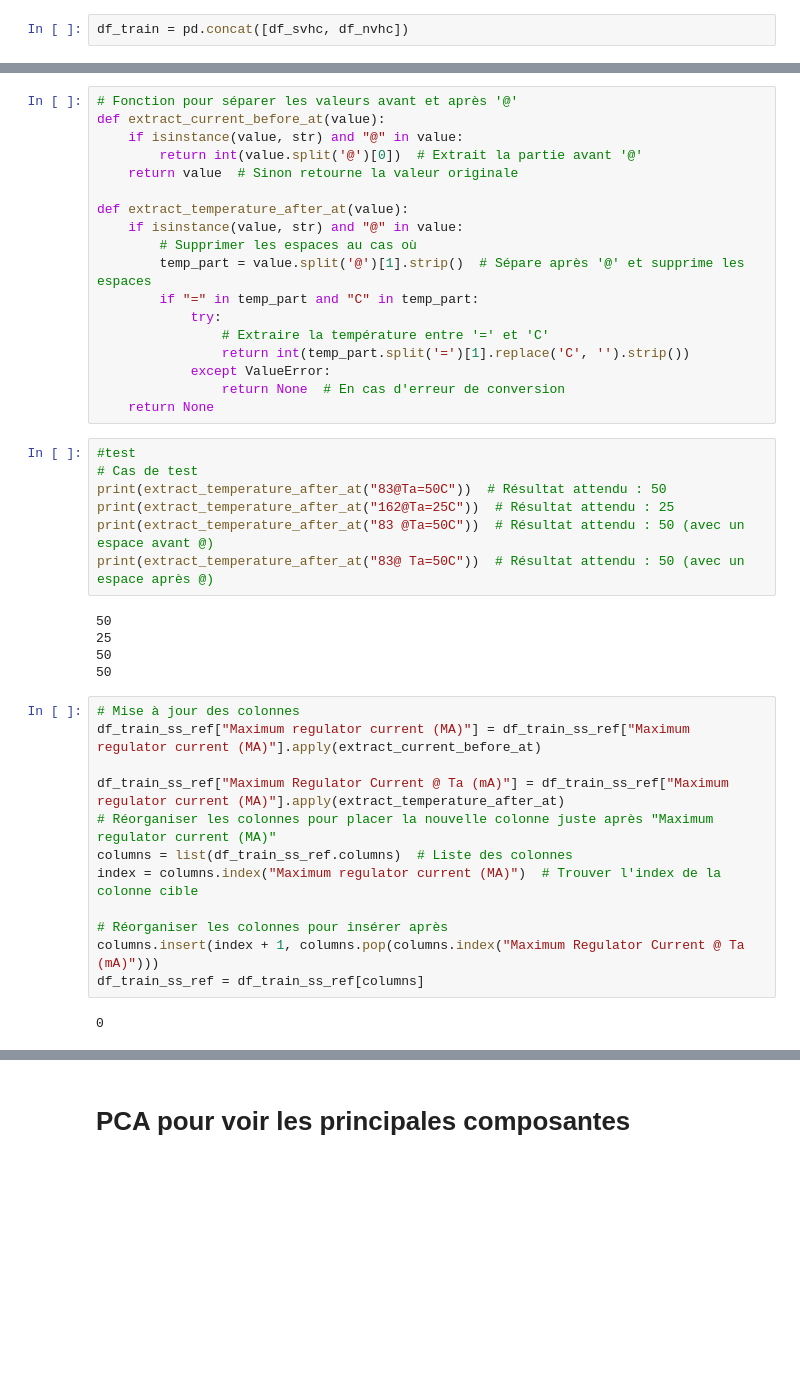
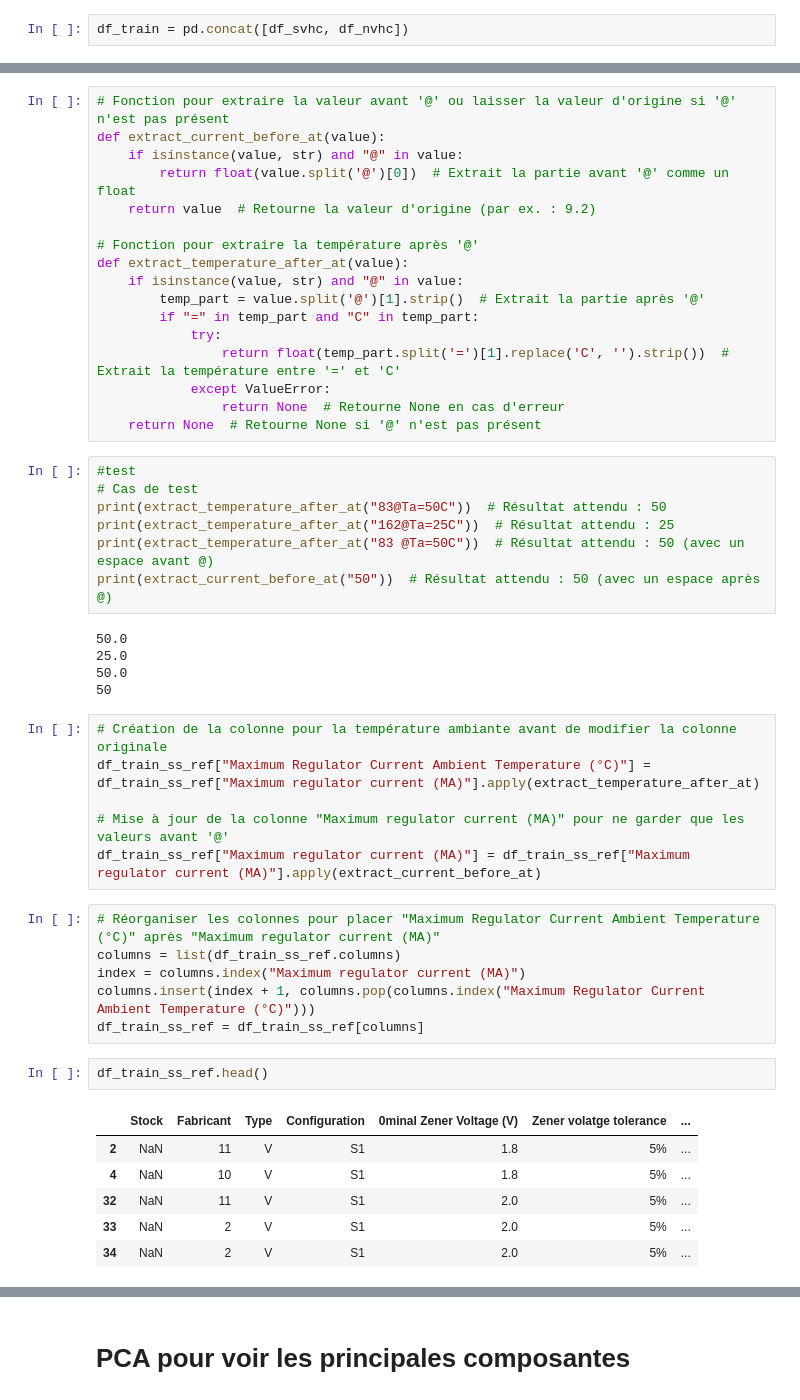
Before and after one commit to coupsim/PSYN_SC_AL, a Jupyter notebook: PSYN.ipynb, the cells around one changed output, grey strips where cells are left out. Cells and saved outputs as stored; diff of their text form; blank space fills up the shorter version.

```diff
--- a/PSYN.ipynb
+++ b/PSYN.ipynb
@@ -183,44 +182,50 @@ df_train_ss_ref
 # %%
-# Fonction pour séparer les valeurs avant et après '@'
+# Fonction pour extraire la valeur avant '@' ou laisser la valeur d'origine si '@' n'est pas présent
 def extract_current_before_at(value):
     if isinstance(value, str) and "@" in value:
-        return int(value.split('@')[0])  # Extrait la partie avant '@'
-    return value  # Sinon retourne la valeur originale
+        return float(value.split('@')[0])  # Extrait la partie avant '@' comme un float
+    return value  # Retourne la valeur d'origine (par ex. : 9.2)
 
+# Fonction pour extraire la température après '@'
 def extract_temperature_after_at(value):
     if isinstance(value, str) and "@" in value:
-        # Supprimer les espaces au cas où
-        temp_part = value.split('@')[1].strip()  # Sépare après '@' et supprime les espaces
+        temp_part = value.split('@')[1].strip()  # Extrait la partie après '@'
         if "=" in temp_part and "C" in temp_part:
             try:
-                # Extraire la température entre '=' et 'C'
-                return int(temp_part.split('=')[1].replace('C', '').strip())
+                return float(temp_part.split('=')[1].replace('C', '').strip())  # Extrait la température entre '=' et 'C'
             except ValueError:
-                return None  # En cas d'erreur de conversion
-    return None
+                return None  # Retourne None en cas d'erreur
+    return None  # Retourne None si '@' n'est pas présent
 # %%
 #test
 # Cas de test
 print(extract_temperature_after_at("83@Ta=50C"))  # Résultat attendu : 50
 print(extract_temperature_after_at("162@Ta=25C"))  # Résultat attendu : 25
 print(extract_temperature_after_at("83 @Ta=50C"))  # Résultat attendu : 50 (avec un espace avant @)
-print(extract_temperature_after_at("83@ Ta=50C"))  # Résultat attendu : 50 (avec un espace après @)
+print(extract_current_before_at("50"))  # Résultat attendu : 50 (avec un espace après @)
 # %% [output]
+50.0
+25.0
+50.0
 50
-25
-50
-50
+# %%
+# Création de la colonne pour la température ambiante avant de modifier la colonne originale
+df_train_ss_ref["Maximum Regulator Current Ambient Temperature (°C)"] = df_train_ss_ref["Maximum regulator current (MA)"].apply(extract_temperature_after_at)
+
+# Mise à jour de la colonne "Maximum regulator current (MA)" pour ne garder que les valeurs avant '@'
+df_train_ss_ref["Maximum regulator current (MA)"] = df_train_ss_ref["Maximum regulator current (MA)"].apply(extract_current_before_at)
 # %%
-# Mise à jour des colonnes
-df_train_ss_ref["Maximum regulator current (MA)"] = df_train_ss_ref["Maximum regulator current (MA)"].apply(extract_current_before_at)
-
-df_train_ss_ref["Maximum Regulator Current @ Ta (mA)"] = df_train_ss_ref["Maximum regulator current (MA)"].apply(extract_temperature_after_at)
-# Réorganiser les colonnes pour placer la nouvelle colonne juste après "Maximum regulator current (MA)"
-columns = list(df_train_ss_ref.columns)  # Liste des colonnes
-index = columns.index("Maximum regulator current (MA)")  # Trouver l'index de la colonne cible
-
-# Réorganiser les colonnes pour insérer après
-columns.insert(index + 1, columns.pop(columns.index("Maximum Regulator Current @ Ta (mA)")))
+# Réorganiser les colonnes pour placer "Maximum Regulator Current Ambient Temperature (°C)" après "Maximum regulator current (MA)"
+columns = list(df_train_ss_ref.columns)
+index = columns.index("Maximum regulator current (MA)")
+columns.insert(index + 1, columns.pop(columns.index("Maximum Regulator Current Ambient Temperature (°C)")))
 df_train_ss_ref = df_train_ss_ref[columns]
-# %% [output]
-0
+# %%
+df_train_ss_ref.head()
+# %% [output]
+|  | Stock | Fabricant | Type | Configuration | 0minal Zener Voltage (V) | Zener volatge tolerance | ... |
+| 2 | NaN | 11 | V | S1 | 1.8 | 5% | ... |
+| 4 | NaN | 10 | V | S1 | 1.8 | 5% | ... |
+| 32 | NaN | 11 | V | S1 | 2.0 | 5% | ... |
+| 33 | NaN | 2 | V | S1 | 2.0 | 5% | ... |
+| 34 | NaN | 2 | V | S1 | 2.0 | 5% | ... |
```
Also changed, not shown: parts of 50 cells of this notebook.
